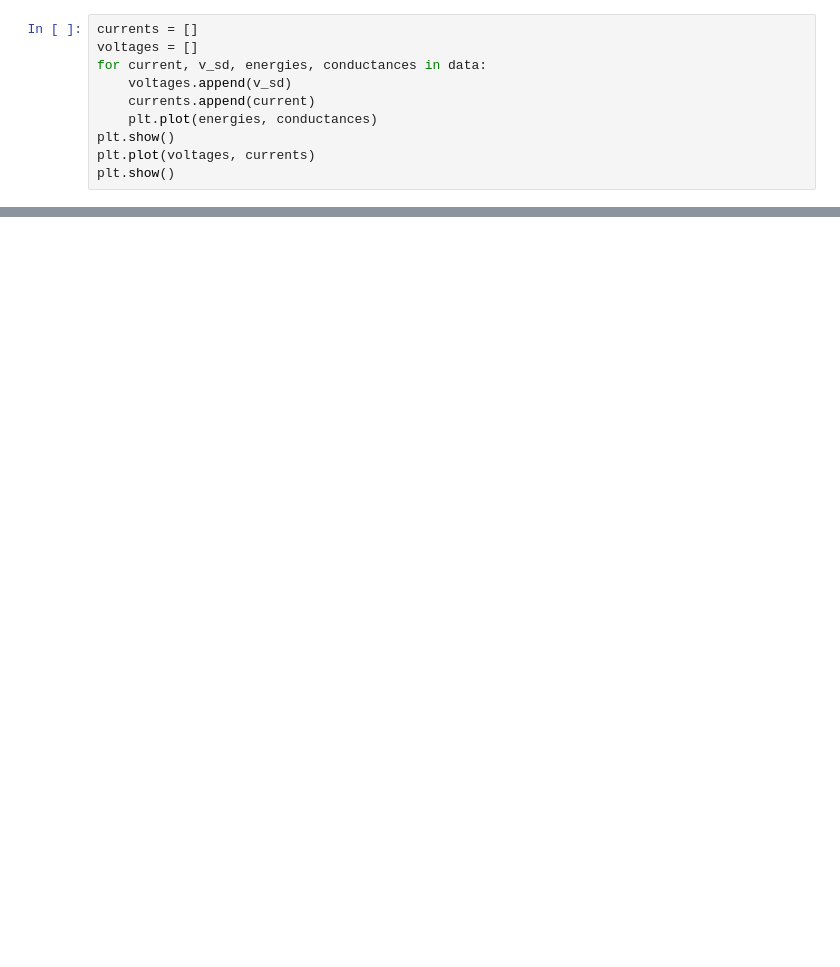
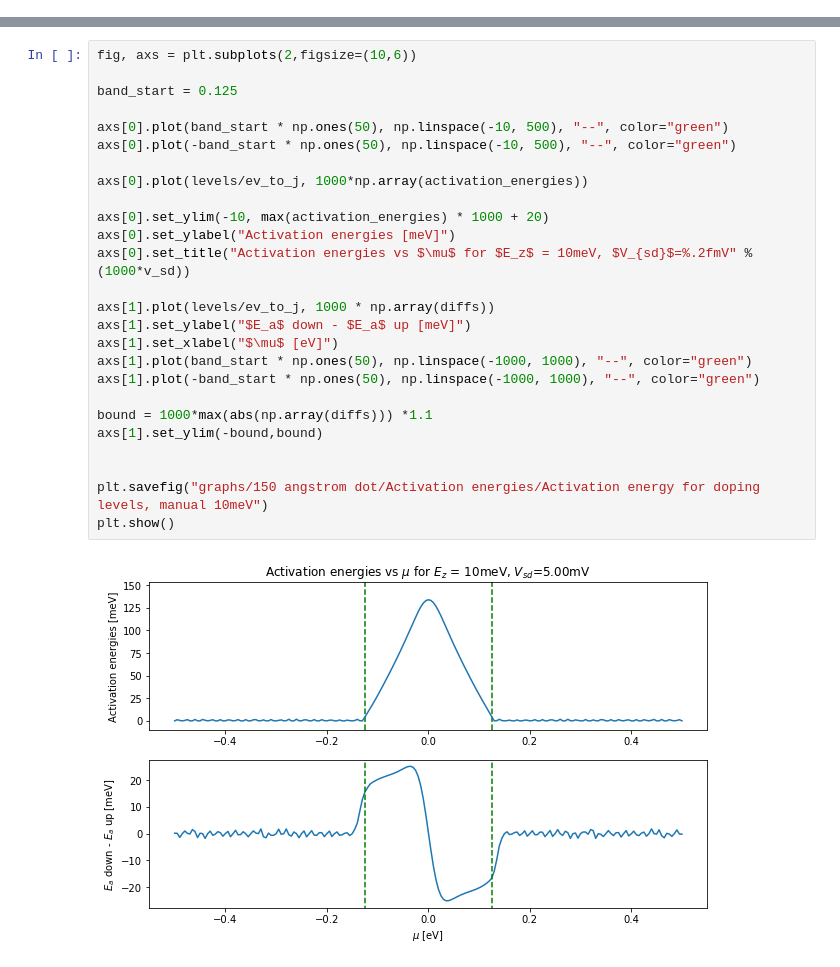
Before and after one commit to paragonal/graphene-quantum-dot, a Jupyter notebook: data_analysis.ipynb, the cells around one changed output, grey strips where cells are left out. Cells and saved outputs as stored; diff of their text form; blank space fills up the shorter version.

```diff
--- a/data_analysis.ipynb
+++ b/data_analysis.ipynb
@@ -20,10 +0,0 @@ len(data)
-# %%
-currents = []
-voltages = []
-for current, v_sd, energies, conductances in data:
-    voltages.append(v_sd)
-    currents.append(current)
-    plt.plot(energies, conductances)
-plt.show()
-plt.plot(voltages, currents)
-plt.show()
@@ -105,0 +165,28 @@ plt.show()
+# %%
+fig, axs = plt.subplots(2,figsize=(10,6))
+
+band_start = 0.125
+
+axs[0].plot(band_start * np.ones(50), np.linspace(-10, 500), "--", color="green")
+axs[0].plot(-band_start * np.ones(50), np.linspace(-10, 500), "--", color="green")
+
+axs[0].plot(levels/ev_to_j, 1000*np.array(activation_energies))
+
+axs[0].set_ylim(-10, max(activation_energies) * 1000 + 20)
+axs[0].set_ylabel("Activation energies [meV]")
+axs[0].set_title("Activation energies vs $\mu$ for $E_z$ = 10meV, $V_{sd}$=%.2fmV" % (1000*v_sd))
+
+axs[1].plot(levels/ev_to_j, 1000 * np.array(diffs))
+axs[1].set_ylabel("$E_a$ down - $E_a$ up [meV]")
+axs[1].set_xlabel("$\mu$ [eV]")
+axs[1].plot(band_start * np.ones(50), np.linspace(-1000, 1000), "--", color="green")
+axs[1].plot(-band_start * np.ones(50), np.linspace(-1000, 1000), "--", color="green")
+
+bound = 1000*max(abs(np.array(diffs))) *1.1
+axs[1].set_ylim(-bound,bound)
+
+
+plt.savefig("graphs/150 angstrom dot/Activation energies/Activation energy for doping levels, manual 10meV")
+plt.show()
+# %% [output]
+[figure, added]
```
Also changed, not shown: parts of 12 cells of this notebook, 3 other files.
